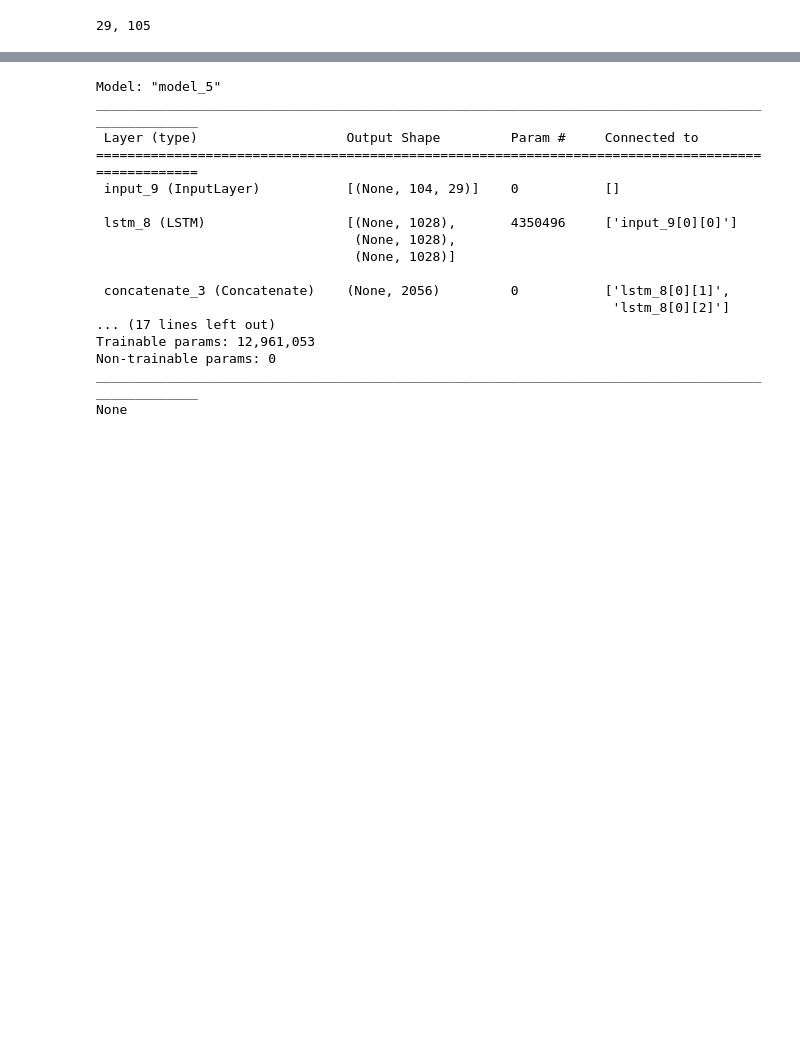
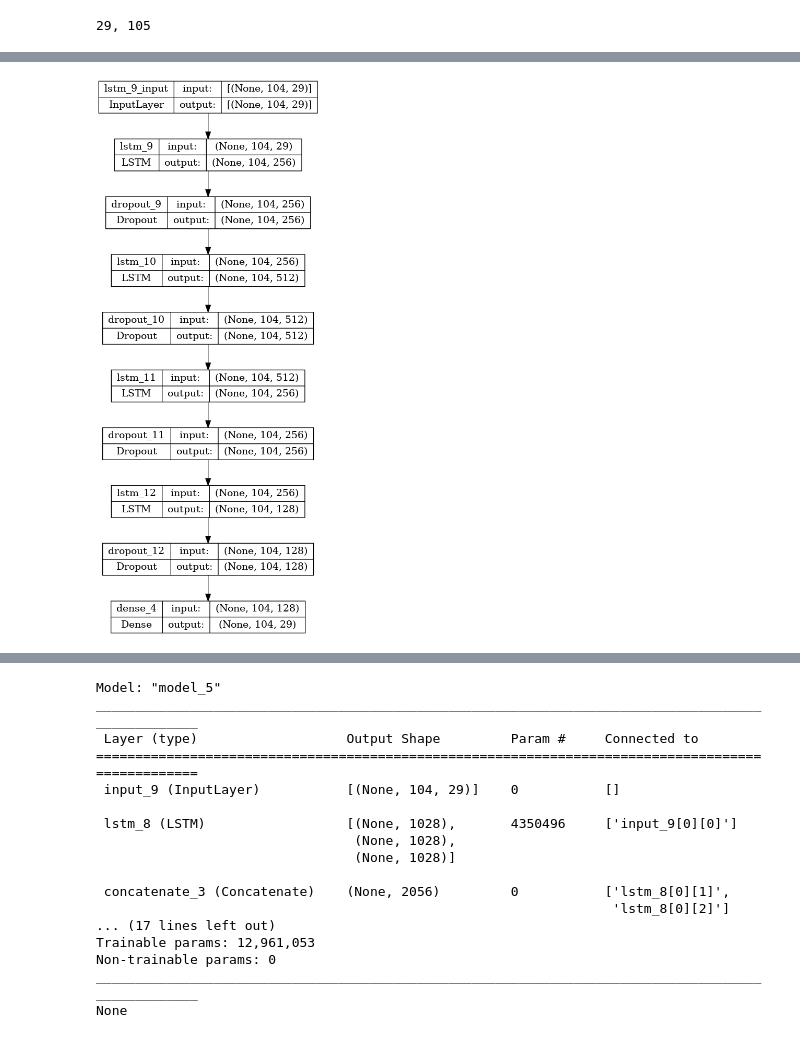
Before and after one commit to gentlelentil/assay_ML, a Jupyter notebook: ML_FP/assay_RNN_denovo.ipynb, the cells around one changed output, grey strips where cells are left out. Cells and saved outputs as stored; diff of their text form; code cells hidden in the pictures; blank space fills up the shorter version.

Commit message:
Updated fp_ML, updated de novo approach

```diff
--- a/ML_FP/assay_RNN_denovo.ipynb
+++ b/ML_FP/assay_RNN_denovo.ipynb
@@ -202,0 +209,11 @@ lstm_dim = 1028
+# %%
+dn_gen = Sequential()
+dn_gen.add(LSTM(256, input_shape=input_dim, return_sequences=True, unroll=False))
+dn_gen.add(Dropout(0.3))
+dn_gen.add(LSTM(512, return_sequences=True))
+dn_gen.add(Dropout(0.25))
+dn_gen.add(LSTM(256, return_sequences=True))
+dn_gen.add(Dropout(0.25))
+dn_gen.add(LSTM(128, return_sequences=True))
+dn_gen.add(Dropout(0.25))
+dn_gen.add(Dense(output_dim, activation='softmax'))
@@ -202,0 +240,5 @@ lstm_dim = 1028
+# %%
+image_model = tf.keras.utils.plot_model(dn_gen, f"{assay}_de_novo_generator_seq.png", show_shapes=True)
+display(Image(filename=f"{assay}_de_novo_generator_seq.png"))
+# %% [output]
+[figure, added]
```
Also changed, not shown: parts of 11 cells of this notebook, 3 other files.
